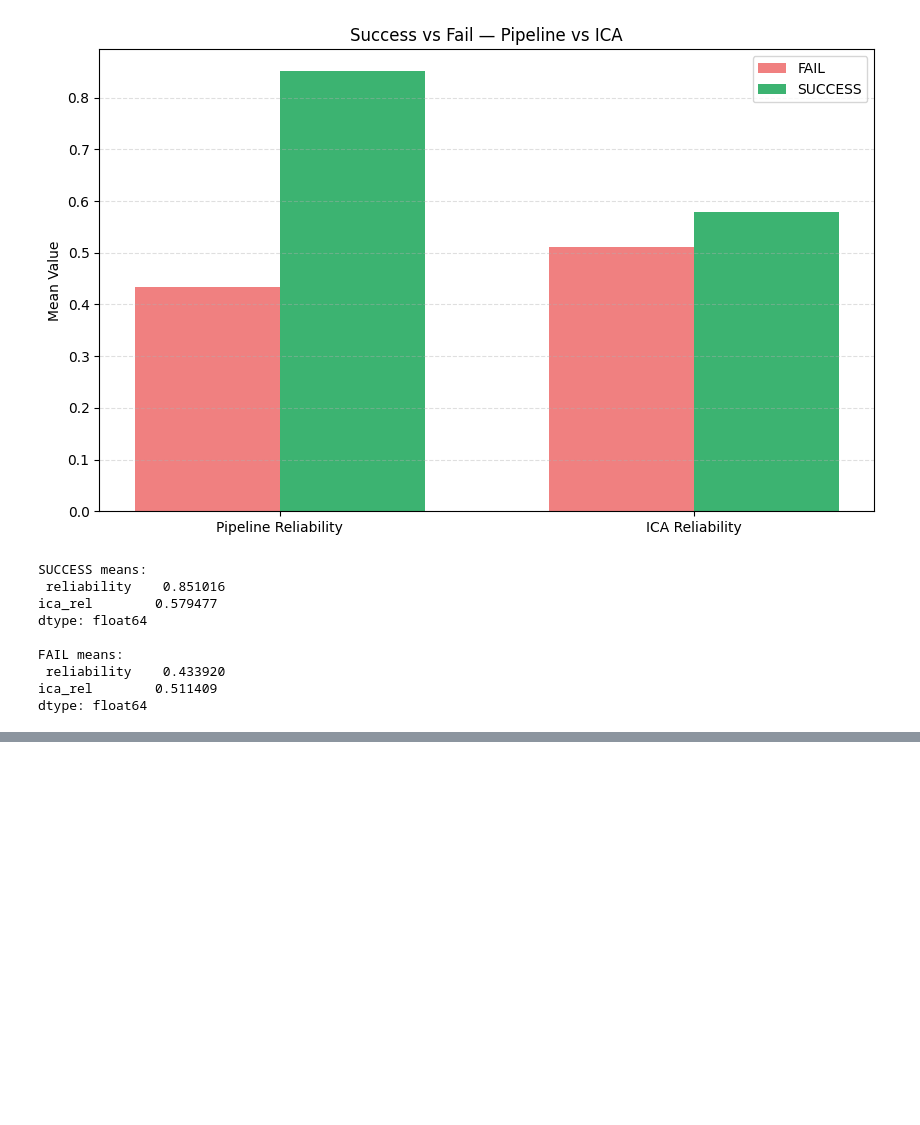
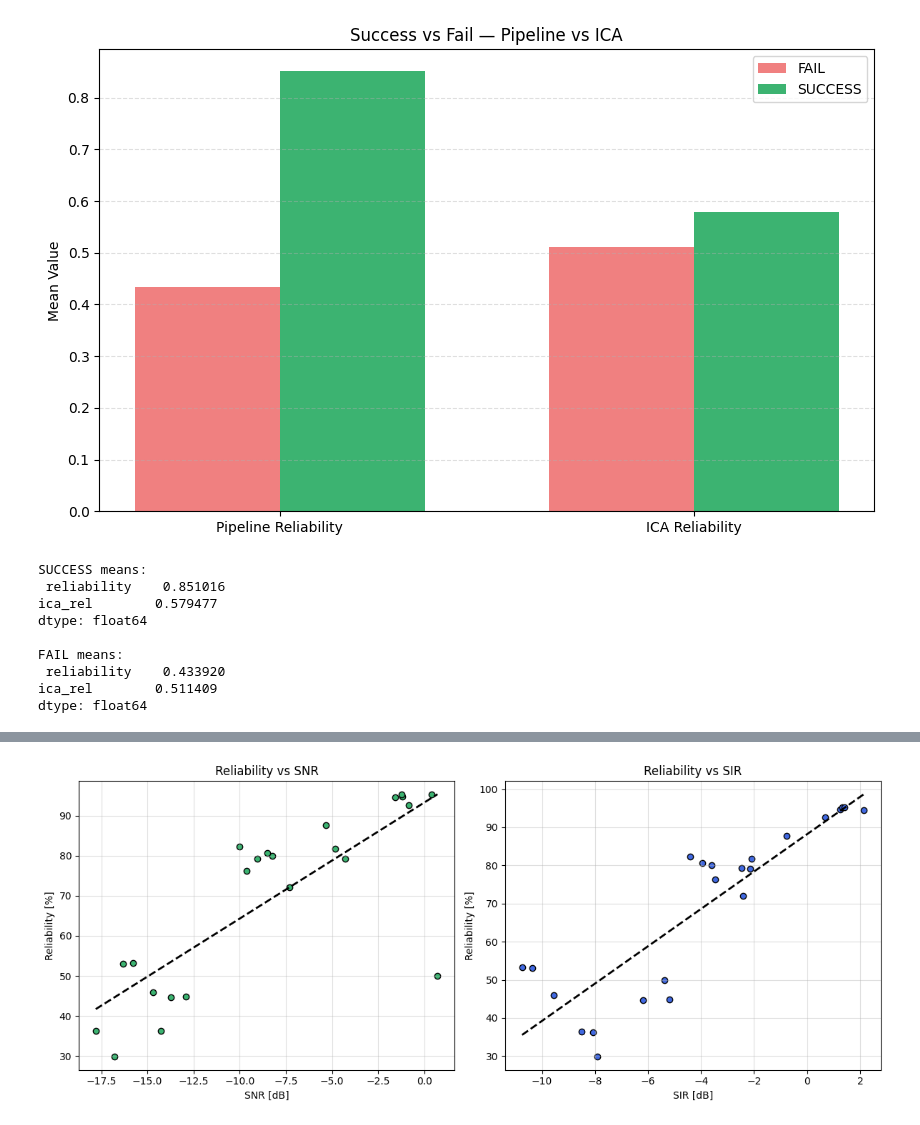
Before and after one commit to angixs/Robust-FECG-Detection, a Jupyter notebook: pipeline_vs_ICA.ipynb, the cells around one changed output, grey strips where cells are left out. Saved outputs shown, nothing was run; the diff lists cells and outputs as text; code cells hidden in the pictures; blank space fills up the shorter version.

```diff
--- a/pipeline_vs_ICA.ipynb
+++ b/pipeline_vs_ICA.ipynb
@@ -173 +173,5 @@ Mean Pipeline reliability: 0.67504625268862
 Mean ICA reliability: 0.5511152102253063
+# %%
+function.plot_reliability_vs_snr_sir(dfa)
+# %% [output]
+[figure, added]
```
Also changed, not shown: parts of 4 cells of this notebook, 6 other files.
